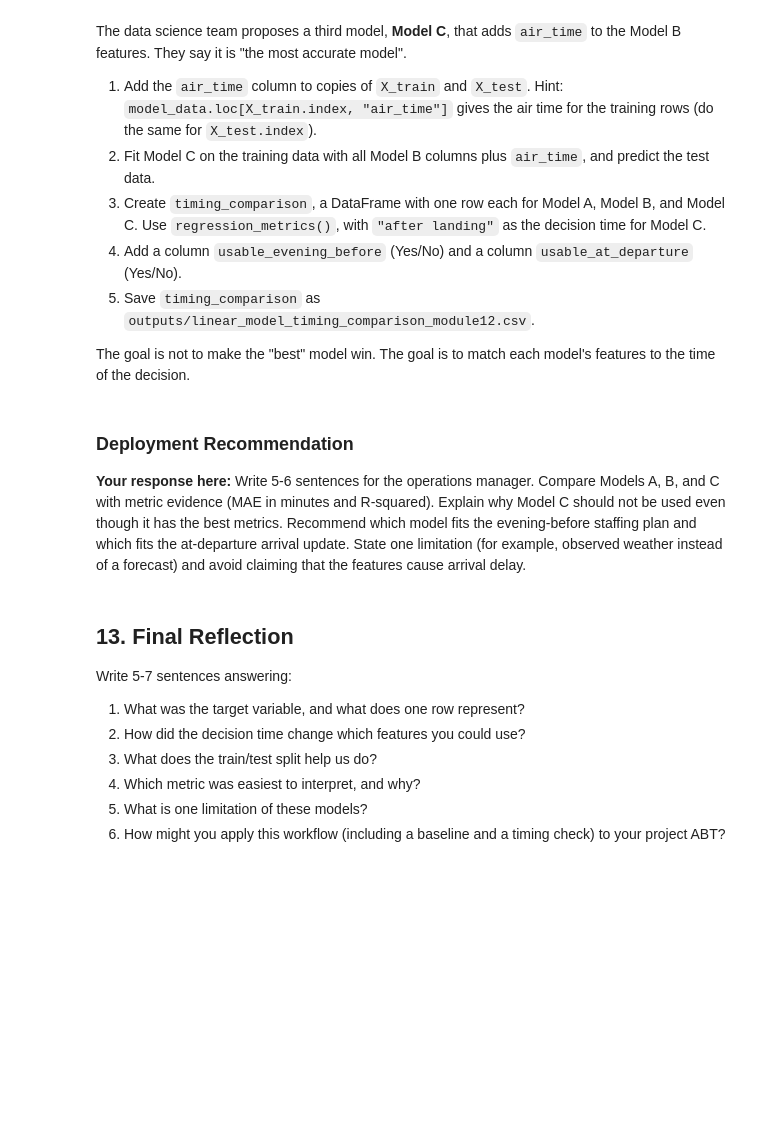
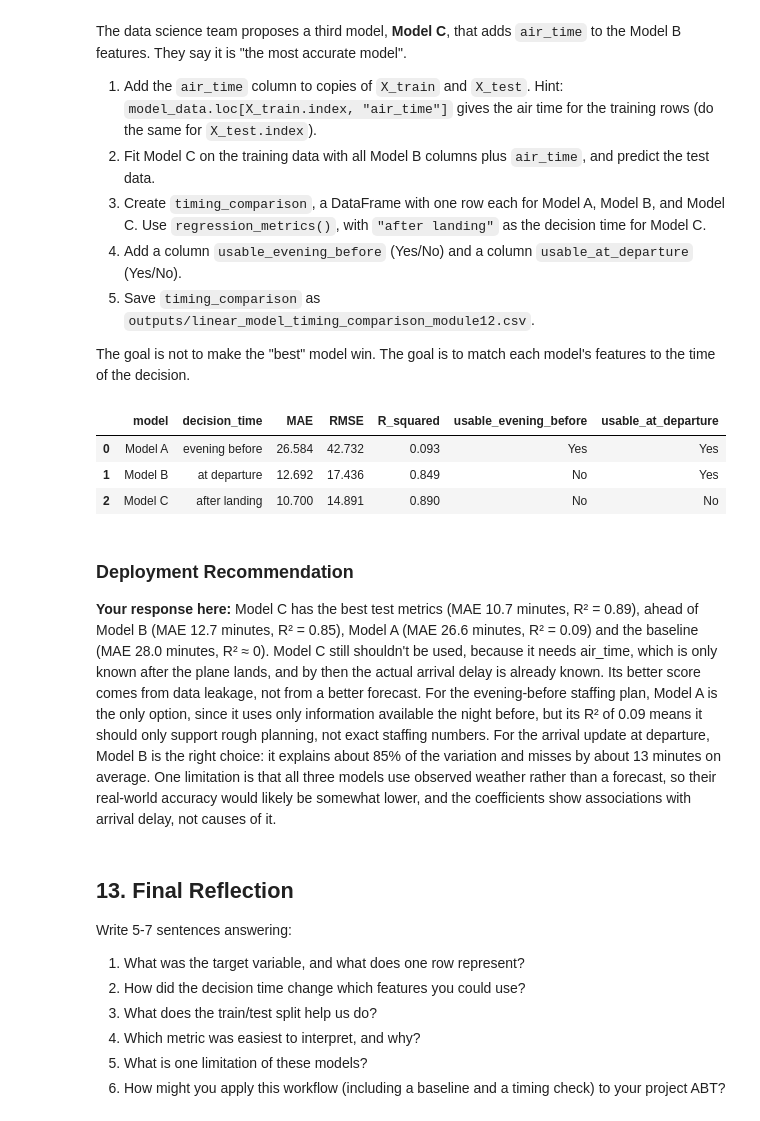
Before and after one commit to jessetijerinax-source/ban6003-week12-13-jessetijerina-, a Jupyter notebook: notebooks/module12_linear_regression_guided_lab.ipynb, the cells around one changed output. Cells and saved outputs as stored; diff of their text form; code cells hidden in the pictures; blank space fills up the shorter version.

```diff
--- a/notebooks/module12_linear_regression_guided_lab.ipynb
+++ b/notebooks/module12_linear_regression_guided_lab.ipynb
@@ -605,17 +703,46 @@ The data science team proposes a third model, **Model C**, that adds `air_time`
 The goal is not to make the "best" model win. The goal is to match each model's features to the time of the decision.
 # %%
 # Offline Assignment - your code here
-# Suggested sequence:
-# 1. X_train_c = X_train.copy(); X_train_c["air_time"] = model_data.loc[X_train.index, "air_time"]
-#    (do the same for X_test_c)
-# 2. landing_columns = departure_columns + ["air_time"]; fit model_c and create pred_c.
-# 3. timing_comparison = pd.DataFrame([regression_metrics(...), ...]) for Models A, B, and C.
-# 4. Add the usable_evening_before and usable_at_departure columns.
-# 5. Save timing_comparison with output_dir / "linear_model_timing_comparison_module12.csv".
+
+# 1. Copy X_train and X_test, then add air_time
+X_train_c = X_train.copy()
+X_train_c["air_time"] = model_data.loc[X_train.index, "air_time"]
+
+X_test_c = X_test.copy()
+X_test_c["air_time"] = model_data.loc[X_test.index, "air_time"]
+
+# 2. Model C = Model B columns plus air_time
+landing_columns = departure_columns + ["air_time"]
+
+model_c = LinearRegression()
+model_c.fit(X_train_c[landing_columns], y_train)
+
+pred_c = model_c.predict(X_test_c[landing_columns])
+
+# 3. Metrics table for Models A, B, and C
+timing_comparison = pd.DataFrame([
+    regression_metrics("Model A", "evening before", y_test, pred_a),
+    regression_metrics("Model B", "at departure", y_test, pred_b),
+    regression_metrics("Model C", "after landing", y_test, pred_c),
+])
+
+# 4. When can each model actually be used?
+timing_comparison["usable_evening_before"] = ["Yes", "No", "No"]
+timing_comparison["usable_at_departure"] = ["Yes", "Yes", "No"]
+
+# 5. Save
+timing_comparison.to_csv(output_dir / "linear_model_timing_comparison_module12.csv", index=False)
+
+timing_comparison.round(3)
+# %% [output]
+|  | model | decision_time | MAE | RMSE | R_squared | usable_evening_before | usable_at_departure |
+| 0 | Model A | evening before | 26.584 | 42.732 | 0.093 | Yes | Yes |
+| 1 | Model B | at departure | 12.692 | 17.436 | 0.849 | No | Yes |
+| 2 | Model C | after landing | 10.700 | 14.891 | 0.890 | No | No |
 # %% [markdown]
 ### Deployment Recommendation
 
-**Your response here:** Write 5-6 sentences for the operations manager. Compare Models A, B, and C with metric evidence (MAE in minutes and R-squared). Explain why Model C should not be used even though it has the best metrics. Recommend which model fits the evening-before staffing plan and which fits the at-departure arrival update. State one limitation (for example, observed weather instead of a forecast) and avoid claiming that the features cause arrival delay.
+**Your response here:** Model C has the best test metrics (MAE 10.7 minutes, R² = 0.89), ahead of Model B (MAE 12.7 minutes, R² = 0.85), Model A (MAE 26.6 minutes, R² = 0.09) and the baseline (MAE 28.0 minutes, R² ≈ 0). Model C still shouldn't be used, because it needs air_time, which is only known after the plane lands, and by then the actual arrival delay is already known. Its better score comes from data leakage, not from a better forecast. For the evening-before staffing plan, Model A is the only option, since it uses only information available the night before, but its R² of 0.09 means it should only support rough planning, not exact staffing numbers. For the arrival update at departure, Model B is the right choice: it explains about 85% of the variation and misses by about 13 minutes on average. One limitation is that all three models use observed weather rather than a forecast, so their real-world accuracy would likely be somewhat lower, and the coefficients show associations with arrival delay, not causes of it.
 # %% [markdown]
 ## 13. Final Reflection
 
```
Also changed, not shown: parts of 19 cells of this notebook.
